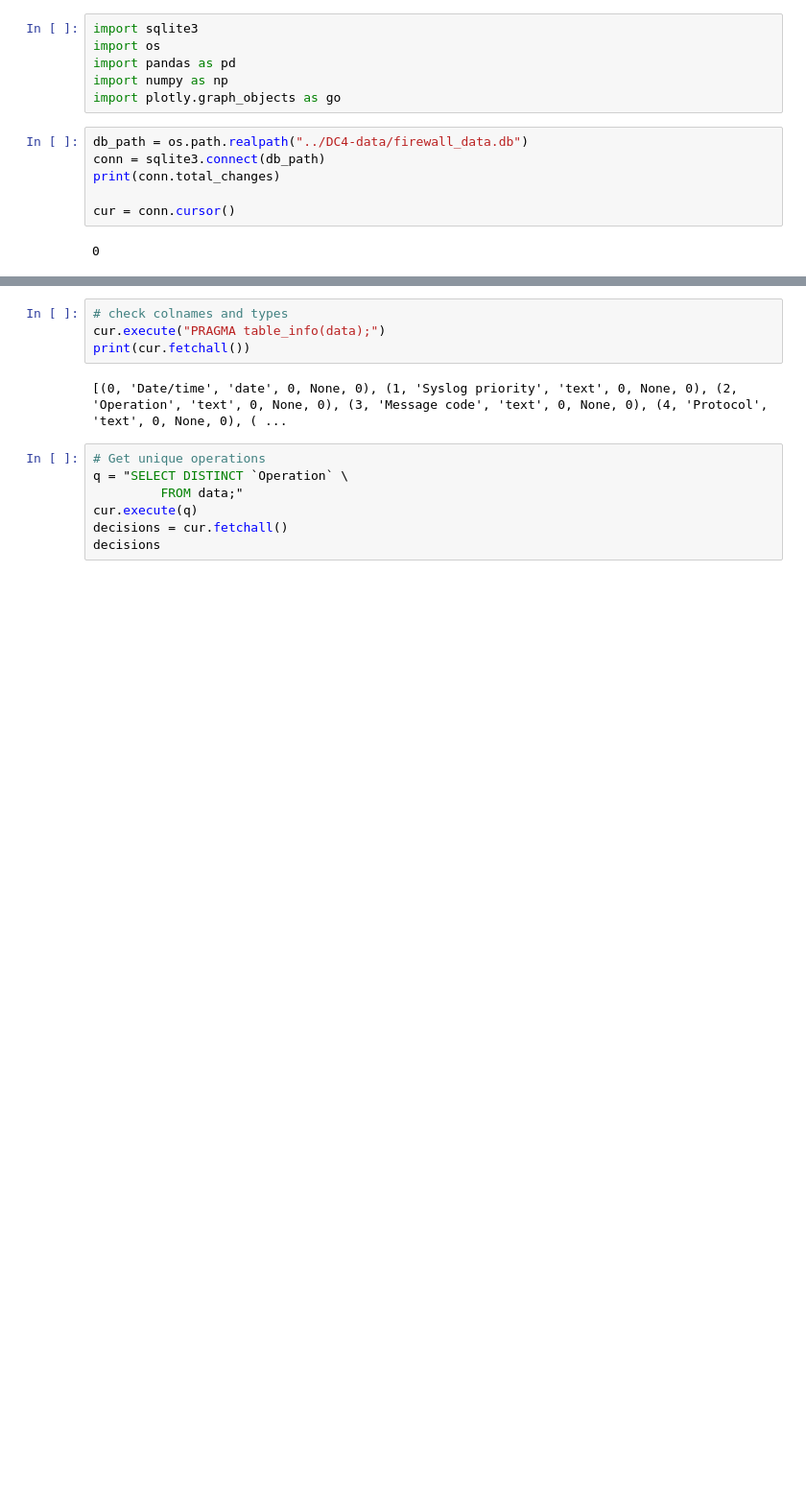
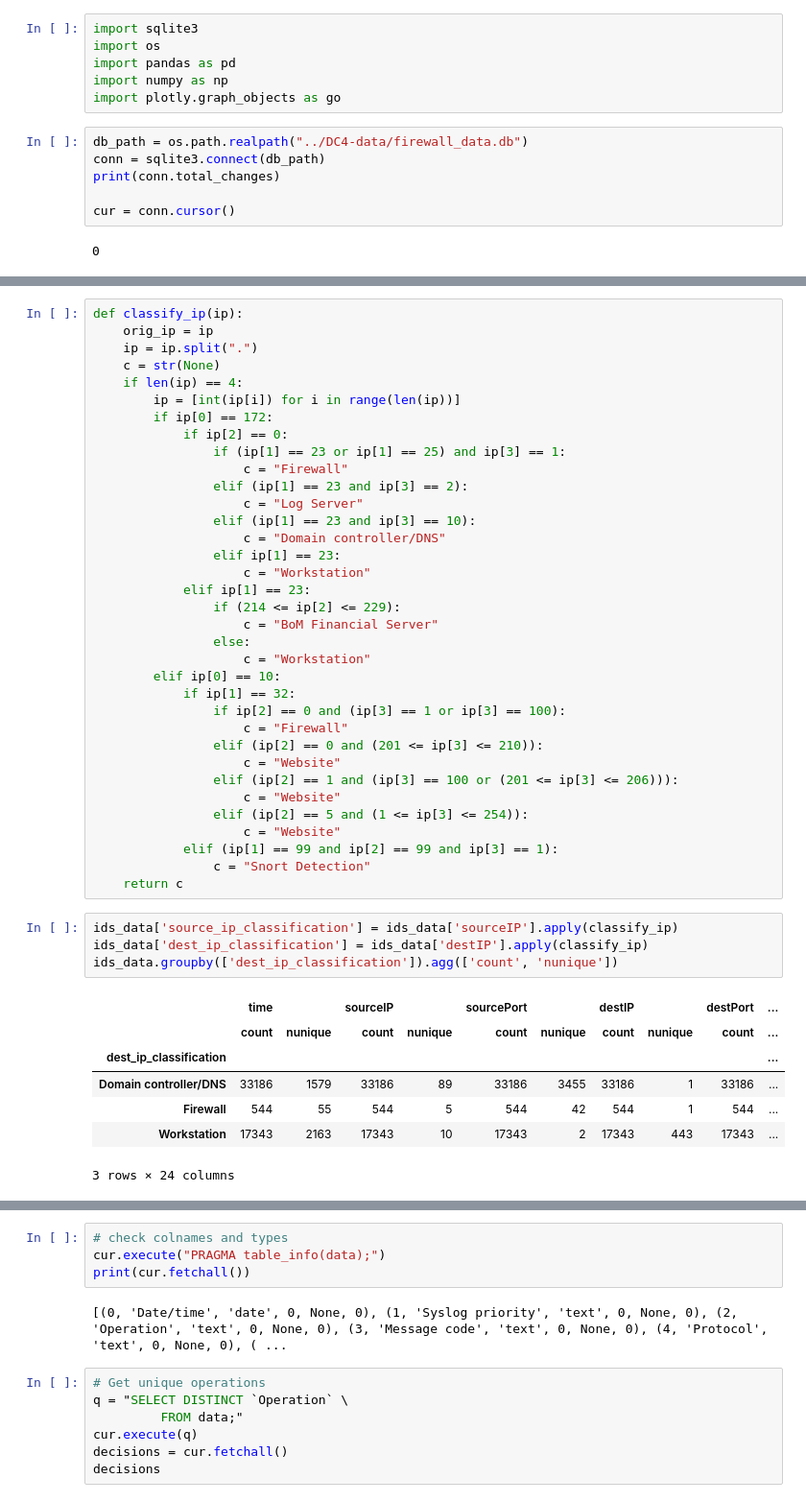
Before and after one commit to data-challengers/DC4, a Jupyter notebook: notebooks/firewall_viz.ipynb, the cells around one changed output, grey strips where cells are left out. Shown at 96% size. Saved outputs shown, nothing was run; the diff lists cells and outputs as text; blank space fills up the shorter version.

Commit message:
add source to ip data and classification function

```diff
--- a/notebooks/firewall_viz.ipynb
+++ b/notebooks/firewall_viz.ipynb
@@ -39,0 +23,47 @@ def fill_df_nas(df, time_col, group_col, group_arr):
+# %%
+def classify_ip(ip):
+    orig_ip = ip
+    ip = ip.split(".")
+    c = str(None)
+    if len(ip) == 4:
+        ip = [int(ip[i]) for i in range(len(ip))]
+        if ip[0] == 172:
+            if ip[2] == 0:
+                if (ip[1] == 23 or ip[1] == 25) and ip[3] == 1:
+                    c = "Firewall"
+                elif (ip[1] == 23 and ip[3] == 2):
+                    c = "Log Server"
+                elif (ip[1] == 23 and ip[3] == 10):
+                    c = "Domain controller/DNS"
+                elif ip[1] == 23:
+                    c = "Workstation"
+            elif ip[1] == 23:
+                if (214 <= ip[2] <= 229):
+                    c = "BoM Financial Server"
+                else:
+                    c = "Workstation"
+        elif ip[0] == 10:
+            if ip[1] == 32:
+                if ip[2] == 0 and (ip[3] == 1 or ip[3] == 100):
+                    c = "Firewall"
+                elif (ip[2] == 0 and (201 <= ip[3] <= 210)):
+                    c = "Website"
+                elif (ip[2] == 1 and (ip[3] == 100 or (201 <= ip[3] <= 206))):
+                    c = "Website"
+                elif (ip[2] == 5 and (1 <= ip[3] <= 254)):
+                    c = "Website"
+            elif (ip[1] == 99 and ip[2] == 99 and ip[3] == 1):
+                c = "Snort Detection"
+    return c
+# %%
+ids_data['source_ip_classification'] = ids_data['sourceIP'].apply(classify_ip)
+ids_data['dest_ip_classification'] = ids_data['destIP'].apply(classify_ip)
+ids_data.groupby(['dest_ip_classification']).agg(['count', 'nunique'])
+# %% [output]
+|  | time |  | sourceIP |  | sourcePort |  | destIP |  | destPort | ... |
+|  | count | nunique | count | nunique | count | nunique | count | nunique | count | ... |
+| dest_ip_classification |  |  |  |  |  |  |  |  |  | ... |
+| Domain controller/DNS | 33186 | 1579 | 33186 | 89 | 33186 | 3455 | 33186 | 1 | 33186 | ... |
+| Firewall | 544 | 55 | 544 | 5 | 544 | 42 | 544 | 1 | 544 | ... |
+| Workstation | 17343 | 2163 | 17343 | 10 | 17343 | 2 | 17343 | 443 | 17343 | ... |
+3 rows × 24 columns
```
Also changed, not shown: parts of 29 cells of this notebook, 2 other files.
